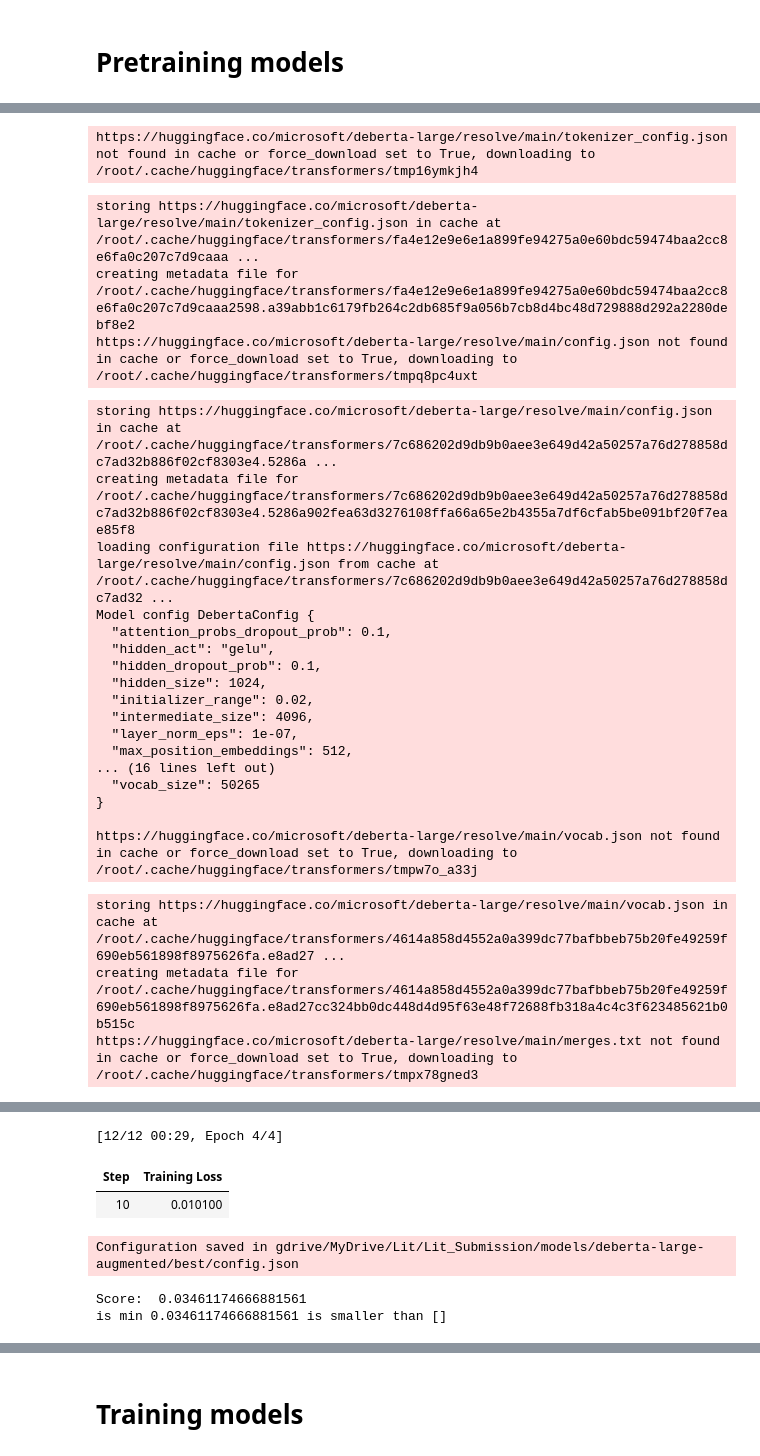
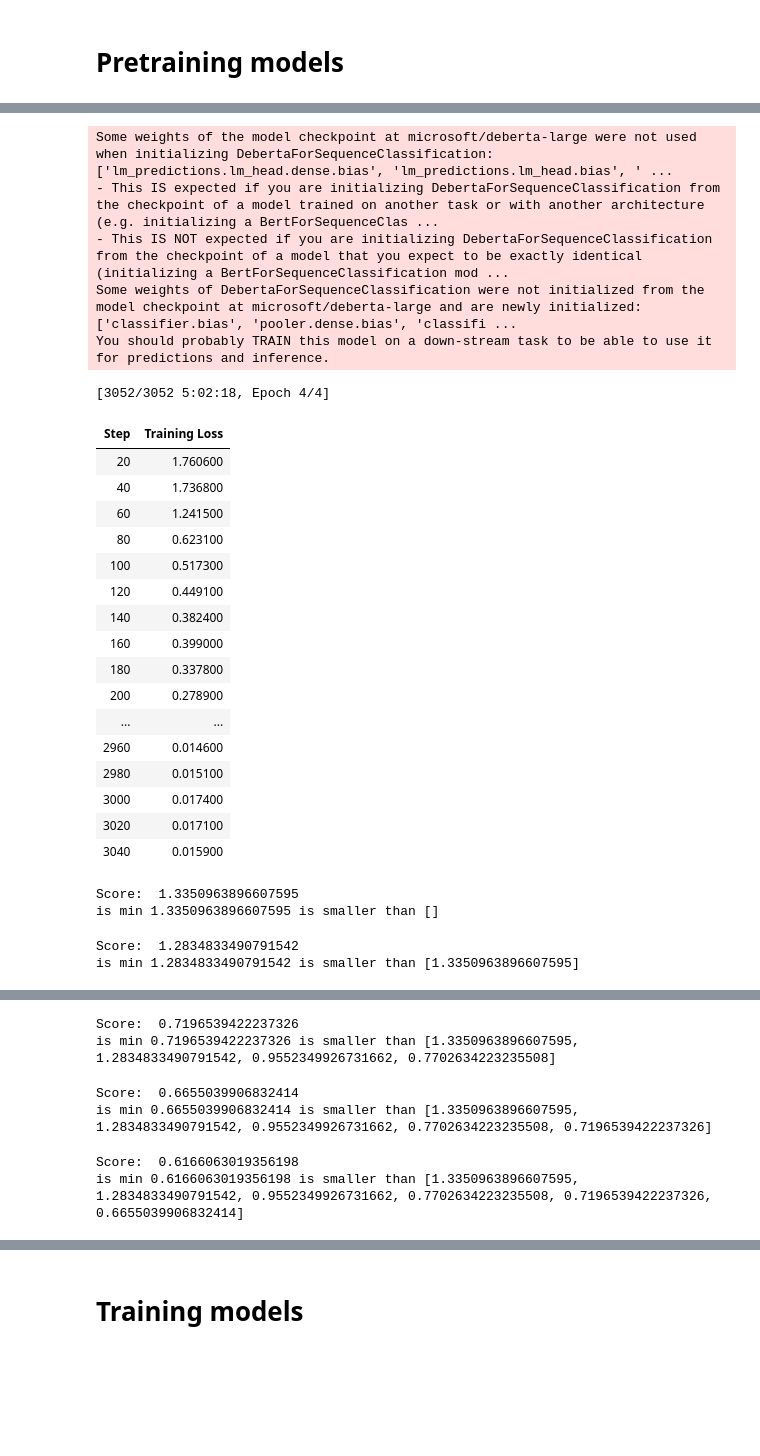
Before and after one commit to masa1357/kaggle_clrp_1st_place_solution, a Jupyter notebook: notebooks/04_clrp_training.ipynb, the cells around one changed output, grey strips where cells are left out. Drawn from its saved outputs; the diff is of its cells as text; code cells hidden in the pictures; blank space fills up the shorter version.

```diff
--- a/notebooks/04_clrp_training.ipynb
+++ b/notebooks/04_clrp_training.ipynb
@@ -508,55 +559,58 @@ hyperparams = {
   'bs': 3,
   'lr': 9e-6,
   'weight_decay': 0.1,
   'ep': 4,
   'bias': True,
   'init': None,
   'hidden_dropout': 0.1,
   'attention_probs_dropout': 0.1
 }
 cfg = {
   'num_labels': 1,
   'is_multilabel': False,
   'logging_steps': 20,
   'keep_layers': None,
   'soft_labels': None
 }
 
 DEBERTA_PRETRAINED = os.path.join(BASE_PATH, 'models/deberta-large-augmented')
 
 train_model(
     model_dir=model_name,
-    out_dir=out_dir,
+    out_dir=DEBERTA_PRETRAINED,
     data=train_tx,
     data_labels=train_sc,
     test_data=val_tx,
     test_labels=val_sc,
     do_save_best=True,
     hyperparams=hyperparams,
     cfg=cfg
 )
 # %% [output]
-https://huggingface.co/microsoft/deberta-large/resolve/main/tokenizer_config.json not found in cache or force_download set to True, downloading to /root/.cache/huggingface/transformers/tmp16ymkjh4
+Some weights of the model checkpoint at microsoft/deberta-large were not used when initializing DebertaForSequenceClassification: ['lm_predictions.lm_head.dense.bias', 'lm_predictions.lm_head.bias', ' ...
+- This IS expected if you are initializing DebertaForSequenceClassification from the checkpoint of a model trained on another task or with another architecture (e.g. initializing a BertForSequenceClas ...
+- This IS NOT expected if you are initializing DebertaForSequenceClassification from the checkpoint of a model that you expect to be exactly identical (initializing a BertForSequenceClassification mod ...
+Some weights of DebertaForSequenceClassification were not initialized from the model checkpoint at microsoft/deberta-large and are newly initialized: ['classifier.bias', 'pooler.dense.bias', 'classifi ...
+You should probably TRAIN this model on a down-stream task to be able to use it for predictions and inference.
-storing https://huggingface.co/microsoft/deberta-large/resolve/main/tokenizer_config.json in cache at /root/.cache/huggingface/transformers/fa4e12e9e6e1a899fe94275a0e60bdc59474baa2cc8e6fa0c207c7d9caaa ...
-creating metadata file for /root/.cache/huggingface/transformers/fa4e12e9e6e1a899fe94275a0e60bdc59474baa2cc8e6fa0c207c7d9caaa2598.a39abb1c6179fb264c2db685f9a056b7cb8d4bc48d729888d292a2280debf8e2
-https://huggingface.co/microsoft/deberta-large/resolve/main/config.json not found in cache or force_download set to True, downloading to /root/.cache/huggingface/transformers/tmpq8pc4uxt
+[3052/3052 5:02:18, Epoch 4/4]
+| Step | Training Loss |
+| 20 | 1.760600 |
+| 40 | 1.736800 |
+| 60 | 1.241500 |
+| 80 | 0.623100 |
+| 100 | 0.517300 |
+| 120 | 0.449100 |
+| 140 | 0.382400 |
+| 160 | 0.399000 |
+| 180 | 0.337800 |
+| 200 | 0.278900 |
+| ... | ... |
+| 2960 | 0.014600 |
+| 2980 | 0.015100 |
+| 3000 | 0.017400 |
+| 3020 | 0.017100 |
+| 3040 | 0.015900 |
-storing https://huggingface.co/microsoft/deberta-large/resolve/main/config.json in cache at /root/.cache/huggingface/transformers/7c686202d9db9b0aee3e649d42a50257a76d278858dc7ad32b886f02cf8303e4.5286a ...
-creating metadata file for /root/.cache/huggingface/transformers/7c686202d9db9b0aee3e649d42a50257a76d278858dc7ad32b886f02cf8303e4.5286a902fea63d3276108ffa66a65e2b4355a7df6cfab5be091bf20f7eae85f8
-loading configuration file https://huggingface.co/microsoft/deberta-large/resolve/main/config.json from cache at /root/.cache/huggingface/transformers/7c686202d9db9b0aee3e649d42a50257a76d278858dc7ad32 ...
-Model config DebertaConfig {
-  "attention_probs_dropout_prob": 0.1,
-  "hidden_act": "gelu",
-  "hidden_dropout_prob": 0.1,
-  "hidden_size": 1024,
-  "initializer_range": 0.02,
-  "intermediate_size": 4096,
-  "layer_norm_eps": 1e-07,
-  "max_position_embeddings": 512,
-... (16 lines left out)
-  "vocab_size": 50265
-}
-
-https://huggingface.co/microsoft/deberta-large/resolve/main/vocab.json not found in cache or force_download set to True, downloading to /root/.cache/huggingface/transformers/tmpw7o_a33j
+Score:  1.3350963896607595
+is min 1.3350963896607595 is smaller than []
-storing https://huggingface.co/microsoft/deberta-large/resolve/main/vocab.json in cache at /root/.cache/huggingface/transformers/4614a858d4552a0a399dc77bafbbeb75b20fe49259f690eb561898f8975626fa.e8ad27 ...
-creating metadata file for /root/.cache/huggingface/transformers/4614a858d4552a0a399dc77bafbbeb75b20fe49259f690eb561898f8975626fa.e8ad27cc324bb0dc448d4d95f63e48f72688fb318a4c4c3f623485621b0b515c
-https://huggingface.co/microsoft/deberta-large/resolve/main/merges.txt not found in cache or force_download set to True, downloading to /root/.cache/huggingface/transformers/tmpx78gned3
+Score:  1.2834833490791542
+is min 1.2834833490791542 is smaller than [1.3350963896607595]
@@ -597,6 +621,6 @@ Model config DebertaConfig {
-[12/12 00:29, Epoch 4/4]
+Score:  0.7196539422237326
+is min 0.7196539422237326 is smaller than [1.3350963896607595, 1.2834833490791542, 0.9552349926731662, 0.7702634223235508]
-| Step | Training Loss |
-| 10 | 0.010100 |
-Configuration saved in gdrive/MyDrive/Lit/Lit_Submission/models/deberta-large-augmented/best/config.json
+Score:  0.6655039906832414
+is min 0.6655039906832414 is smaller than [1.3350963896607595, 1.2834833490791542, 0.9552349926731662, 0.7702634223235508, 0.7196539422237326]
-Score:  0.03461174666881561
-is min 0.03461174666881561 is smaller than []
+Score:  0.6166063019356198
+is min 0.6166063019356198 is smaller than [1.3350963896607595, 1.2834833490791542, 0.9552349926731662, 0.7702634223235508, 0.7196539422237326, 0.6655039906832414]
```
Also changed, not shown: parts of 31 cells of this notebook, 31 other files.
